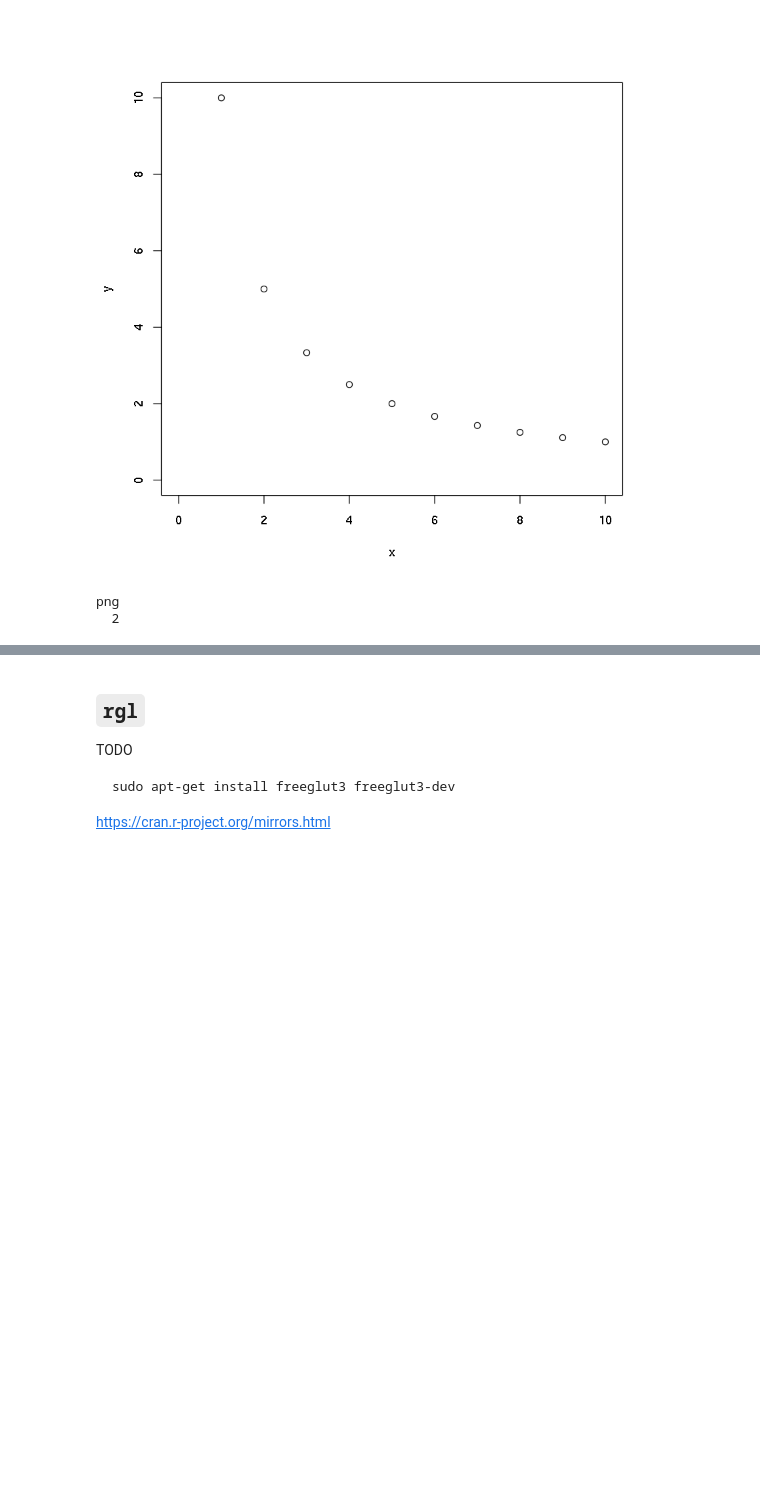
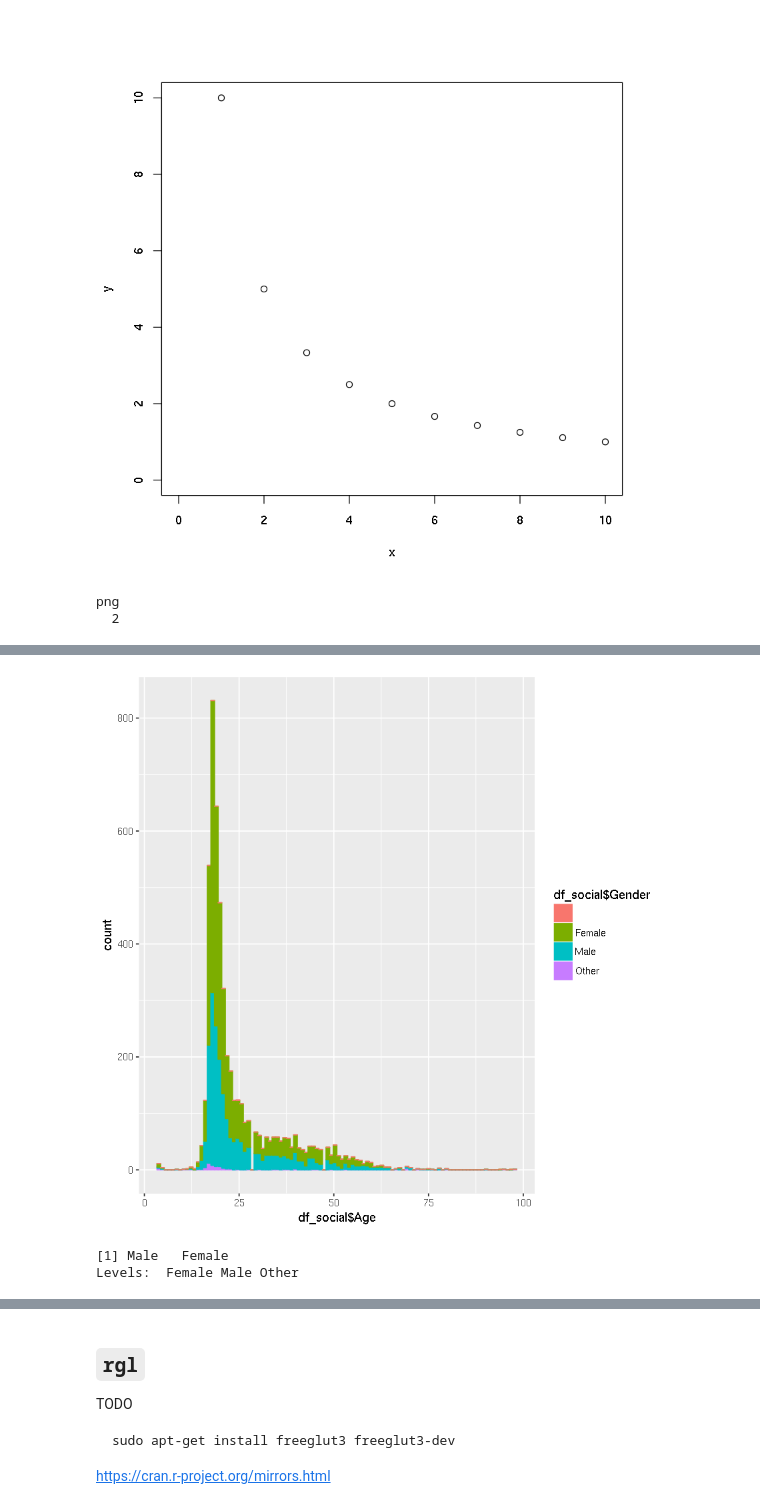
Before and after one commit to lich-uct/r_tutorial, a Jupyter notebook: 09/09.ipynb, the cells around one changed output, grey strips where cells are left out. Saved outputs shown, nothing was run; the diff lists cells and outputs as text; code cells hidden in the pictures; blank space fills up the shorter version.

```diff
--- a/09/09.ipynb
+++ b/09/09.ipynb
@@ -153,0 +196,13 @@ TODO
+# %%
+ggplot(
+    df_social
+    , aes(x = df_social$Age, color = df_social$Gender, fill = df_social$Gender)
+) + geom_histogram(bins = 100, na.rm = TRUE)
+# %% [output]
+[figure, added]
+# %%
+df_social_sub <- subset(df_social, df_social$Gender %in% c("Male", "Female"))
+unique(df_social_sub$Gender)
+# %% [output]
+[1] Male   Female
+Levels:  Female Male Other
```
Also changed, not shown: parts of 25 cells of this notebook, 4 other files.
